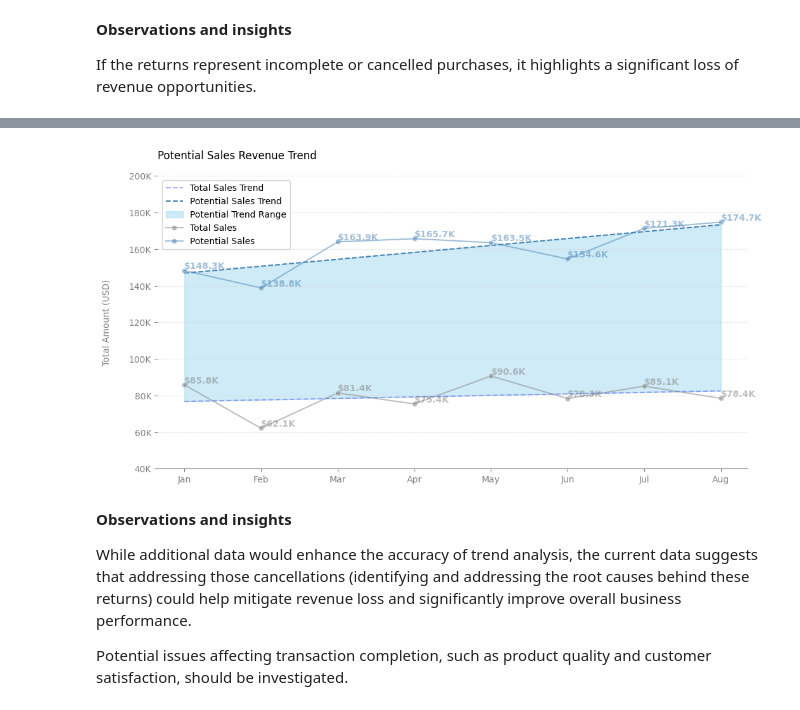
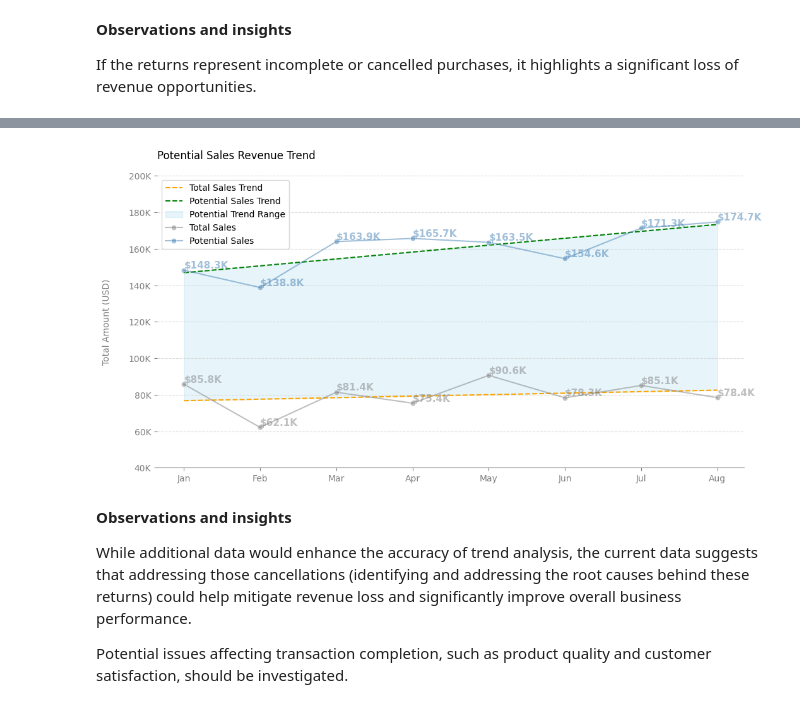
Before and after one commit to YuliaVK/Data-Analytics, a Jupyter notebook: EDA_Sales/notebooks/Sales_EDA.ipynb, the cells around one changed output, grey strips where cells are left out. Saved outputs shown, nothing was run; the diff lists cells and outputs as text; code cells hidden in the pictures.

```diff
--- a/EDA_Sales/notebooks/Sales_EDA.ipynb
+++ b/EDA_Sales/notebooks/Sales_EDA.ipynb
@@ -98,7 +109,7 @@ month_sales
 plt.figure(figsize=(12, 6))
 g = sns.lineplot(x='Month', y='TotalAmount', data=month_sales, marker='o', color='steelblue')
 plt.title('Monthly Sales for 2022', loc='left', y=1.04) # Remove. Add as subtitle to the presentation instead
-ylabels = [f'{y:,.0f}K' for y in g.get_yticks()/1000]
+ylabels = [f'{y:,.0f}K' for y in g.get_yticks() / 1000]
 g.set_yticks(g.get_yticks())
 g.set_yticklabels(ylabels)
 plt.ylabel('Total Sales Amount (USD)', color='grey', fontsize=10, labelpad=20)
@@ -112,11 +123,14 @@ plt.tick_params(axis='x', colors='grey')
 plt.tick_params(axis='y', colors='grey')
 
 for index, row in month_sales.iterrows():
-     plt.text(row['Month'], row['TotalAmount'], f'${round(row["TotalAmount"]/1000, 1)}K', ha='left', va='bottom', color='steelblue', fontweight='bold')
+     plt.text(row['Month'], row['TotalAmount'], format_currency(row['TotalAmount']),
+              ha='left', va='bottom', color='steelblue', fontsize=11, fontweight='bold')
 # Change text colour for max and min sales amount
 max_s = month_sales.loc[month_sales['TotalAmount'].idxmax()]
 min_s = month_sales.loc[month_sales['TotalAmount'].idxmin()]
-plt.text(max_s['Month'], max_s['TotalAmount'], f'${round(max_s["TotalAmount"]/1000, 1)}K', ha='left', va='bottom', fontsize=10, fontweight='bold')
-plt.text(min_s['Month'], min_s['TotalAmount'], f'${round(min_s["TotalAmount"]/1000, 1)}K', ha='left', va='bottom', fontsize=10, fontweight='bold')
+plt.text(max_s['Month'], max_s['TotalAmount'], format_currency(max_s['TotalAmount']),
+         ha='left', va='bottom', fontsize=11, fontweight='bold')
+plt.text(min_s['Month'], min_s['TotalAmount'], format_currency(min_s['TotalAmount']),
+         ha='left', va='bottom', fontsize=11, fontweight='bold')
 plt.show()
 # %% [output]
@@ -139,7 +153,7 @@ returned_month_sales = returned_orders.groupby('Month', observed=False)['TotalAm
 
 plt.figure(figsize=(12, 6))
 g = sns.lineplot(x='Month', y='TotalAmount', data=month_sales, marker='o', label='Total Sales', color='steelblue')
-sns.lineplot(x='Month', y='TotalAmount', data=returned_month_sales, marker='o', color='skyblue', alpha=0.5, label='Total Returns')
+sns.lineplot(x='Month', y='TotalAmount', data=returned_month_sales, marker='o', color='skyblue', alpha=0.8, label='Total Returns')
 plt.title('Monthly Sales and Returns for 2022', loc='left', y=1.04) # Remove. Add as subtitle to the presentation instead
 ylabels = [f'{y:,.0f}K' for y in g.get_yticks() / 1000]
 g.set_yticks(g.get_yticks())
@@ -156,12 +170,12 @@ plt.tick_params(axis='y', colors='grey')
 
 # Annotate sales and return amounts
 for index, row in month_sales.iterrows():
-    plt.text(row['Month'], row['TotalAmount'], f'${round(row["TotalAmount"] / 1000, 1)}K',
-             ha='left', va='bottom', color='steelblue', fontweight='bold')
+    plt.text(row['Month'], row['TotalAmount'], format_currency(row['TotalAmount']),
+             ha='left', va='bottom', color='steelblue', fontsize=11, fontweight='bold')
 
 for index, row in returned_month_sales.iterrows():
-    plt.text(row['Month'], row['TotalAmount'], f'${round(row["TotalAmount"] / 1000, 1)}K',
-             ha='left', va='bottom', color='skyblue', fontweight='bold')
+    plt.text(row['Month'], row['TotalAmount'], format_currency(row['TotalAmount']),
+             ha='left', va='bottom', color='skyblue', fontsize=11, fontweight='bold')
 
 plt.legend()
 plt.show()
@@ -197,12 +211,12 @@ plt.tick_params(axis='y', colors='grey')
 
 # Annotate sales and return amounts
 for index, row in month_sales.iterrows():
-    plt.text(row['Month'], row['TotalAmount'], f'${round(row["TotalAmount"] / 1000, 1)}K',
-             ha='left', va='bottom', color='grey', fontweight='bold')
+    plt.text(row['Month'], row['TotalAmount'], format_currency(row['TotalAmount']),
+             ha='left', va='bottom', color='grey', fontsize=11, fontweight='bold')
 
 for index, row in potential_month_sales.iterrows():
-    plt.text(row['Month'], row['TotalAmount'], f'${round(row["TotalAmount"] / 1000, 1)}K',
-             ha='left', va='bottom', color='steelblue', fontweight='bold')
+    plt.text(row['Month'], row['TotalAmount'], format_currency(row['TotalAmount']),
+             ha='left', va='bottom', color='steelblue', fontsize=11, fontweight='bold')
 
 plt.legend(loc='upper left')
 plt.show()
@@ -219,41 +233,41 @@ pred_potential_sales = reg_potential_sales.predict(potential_month_sales.index.v
 # %%
 plt.figure(figsize=(12, 6))
 
 # Trend lines
-plt.plot(month_sales.index, pred_total_sales, color='blue', alpha=0.3, linestyle='--', label='Total Sales Trend')
-plt.plot(potential_month_sales.index, pred_potential_sales, color='steelblue', linestyle='--', label='Potential Sales Trend')
-plt.fill_between(month_sales.index, pred_total_sales, pred_potential_sales, color='skyblue', alpha=0.4, label='Potential Trend Range')
+plt.plot(month_sales.index, pred_total_sales, color='orange', linestyle='--', label='Total Sales Trend')
+plt.plot(potential_month_sales.index, pred_potential_sales, color='green', linestyle='--', label='Potential Sales Trend')
+plt.fill_between(month_sales.index, pred_total_sales, pred_potential_sales, color='skyblue', alpha=0.2, label='Potential Trend Range')
 
 g = sns.lineplot(x='Month', y='TotalAmount', data=month_sales, marker='o', color='grey', alpha=0.5, label='Total Sales')
 sns.lineplot(x='Month', y='TotalAmount', data=potential_month_sales, marker='o', color='steelblue', alpha=0.5, label='Potential Sales')
 
 plt.title('Potential Sales Revenue Trend', loc='left', y=1.04) # Remove. Add as subtitle to the presentation instead
 ylabels = [f'{y:,.0f}K' for y in g.get_yticks() / 1000]
 g.set_yticks(g.get_yticks())
 g.set_yticklabels(ylabels)
 plt.ylabel('Total Amount (USD)', color='grey', fontsize=10, labelpad=20)
 plt.xlabel(None)
 
 sns.despine()
-plt.grid(axis='y', linestyle='--', color='lightgrey', alpha=0.5)
+plt.grid(axis='y', linestyle='--', color='lightgrey', alpha=0.8)
 plt.gca().spines['left'].set_visible(False)
 plt.gca().spines['bottom'].set_color('grey')
 plt.tick_params(axis='x', colors='grey')
 plt.tick_params(axis='y', colors='grey')
 
 # Annotate sales
 for index, row in month_sales.iterrows():
-    plt.text(row['Month'], row['TotalAmount'], f'${round(row["TotalAmount"] / 1000, 1)}K',
-             ha='left', va='bottom', color='grey', alpha=0.5, fontweight='bold')
+    plt.text(row['Month'], row['TotalAmount'], format_currency(row['TotalAmount']),
+             ha='left', va='bottom', color='grey', alpha=0.5, fontsize=11, fontweight='bold')
 
 for index, row in potential_month_sales.iterrows():
-    plt.text(row['Month'], row['TotalAmount'], f'${round(row["TotalAmount"] / 1000, 1)}K',
-             ha='left', va='bottom', color='steelblue', alpha=0.5, fontweight='bold')
+    plt.text(row['Month'], row['TotalAmount'], format_currency(row['TotalAmount']),
+             ha='left', va='bottom', color='steelblue', alpha=0.5, fontsize=11, fontweight='bold')
 
 plt.legend(loc='upper left')
 plt.show()
 # %% [output]
-[figure, old version]
+[figure, new version]
 # %% [markdown]
 **Observations and insights**
 
```
Also changed, not shown: parts of 5 cells of this notebook.
